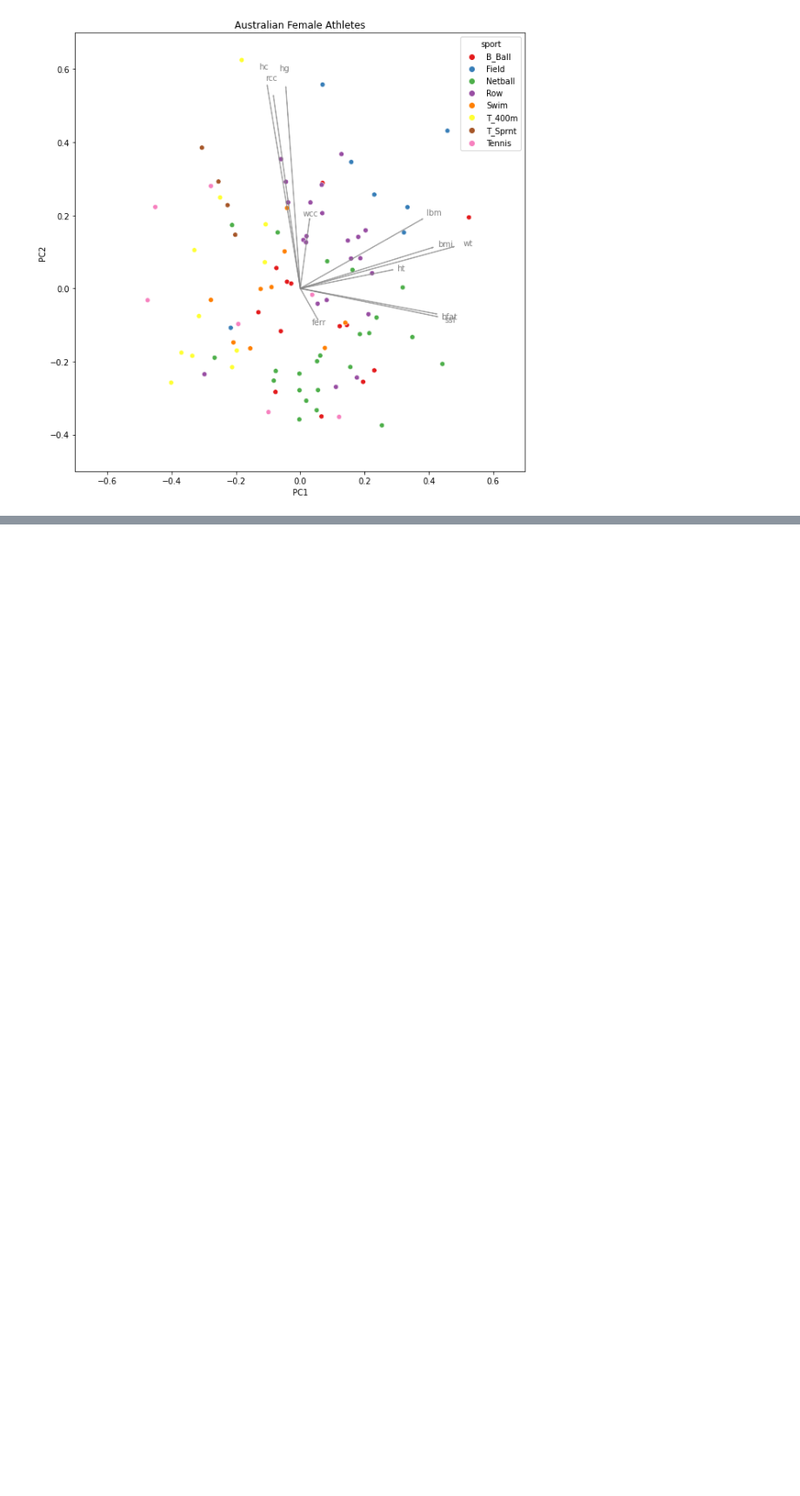
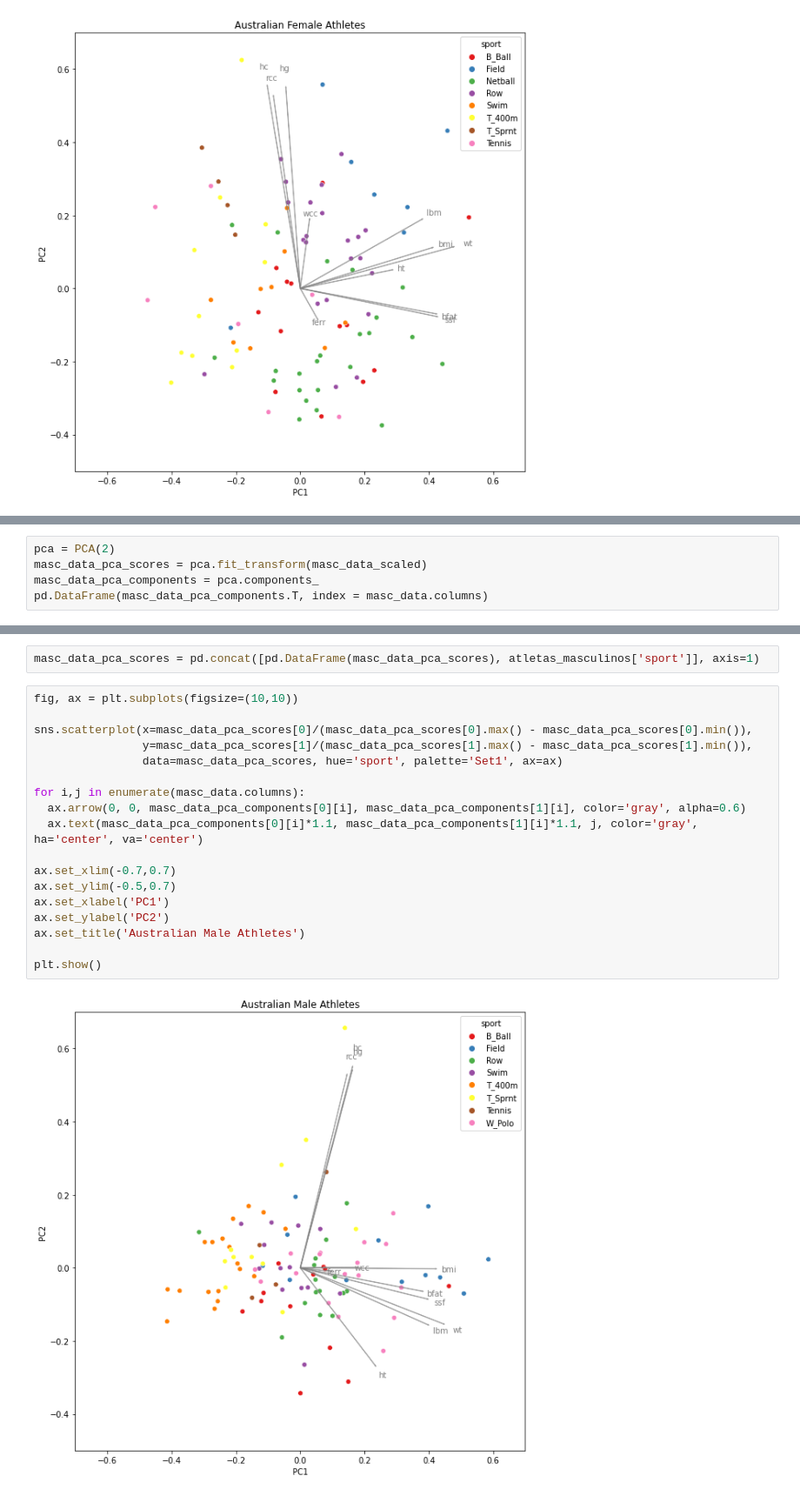
Before and after one commit to vinismachadoo/analise_de_cluster, a Jupyter notebook: analise_multivariada.ipynb, the cells around one changed output, grey strips where cells are left out. Shown at 87% size. Cells and saved outputs as stored; diff of their text form; blank space fills up the shorter version.

```diff
--- a/analise_multivariada.ipynb
+++ b/analise_multivariada.ipynb
@@ -180,0 +299,5 @@ plt.show()
+# %%
+pca = PCA(2)
+masc_data_pca_scores = pca.fit_transform(masc_data_scaled)
+masc_data_pca_components = pca.components_
+pd.DataFrame(masc_data_pca_components.T, index = masc_data.columns)
@@ -180,0 +317,22 @@ plt.show()
+# %%
+masc_data_pca_scores = pd.concat([pd.DataFrame(masc_data_pca_scores), atletas_masculinos['sport']], axis=1)
+# %%
+fig, ax = plt.subplots(figsize=(10,10))
+
+sns.scatterplot(x=masc_data_pca_scores[0]/(masc_data_pca_scores[0].max() - masc_data_pca_scores[0].min()),
+                y=masc_data_pca_scores[1]/(masc_data_pca_scores[1].max() - masc_data_pca_scores[1].min()),
+                data=masc_data_pca_scores, hue='sport', palette='Set1', ax=ax)
+
+for i,j in enumerate(masc_data.columns):
+  ax.arrow(0, 0, masc_data_pca_components[0][i], masc_data_pca_components[1][i], color='gray', alpha=0.6)
+  ax.text(masc_data_pca_components[0][i]*1.1, masc_data_pca_components[1][i]*1.1, j, color='gray', ha='center', va='center')
+
+ax.set_xlim(-0.7,0.7)
+ax.set_ylim(-0.5,0.7)
+ax.set_xlabel('PC1')
+ax.set_ylabel('PC2')
+ax.set_title('Australian Male Athletes')
+
+plt.show()
+# %% [output]
+[figure, added]
```
Also changed, not shown: parts of 13 cells of this notebook.
